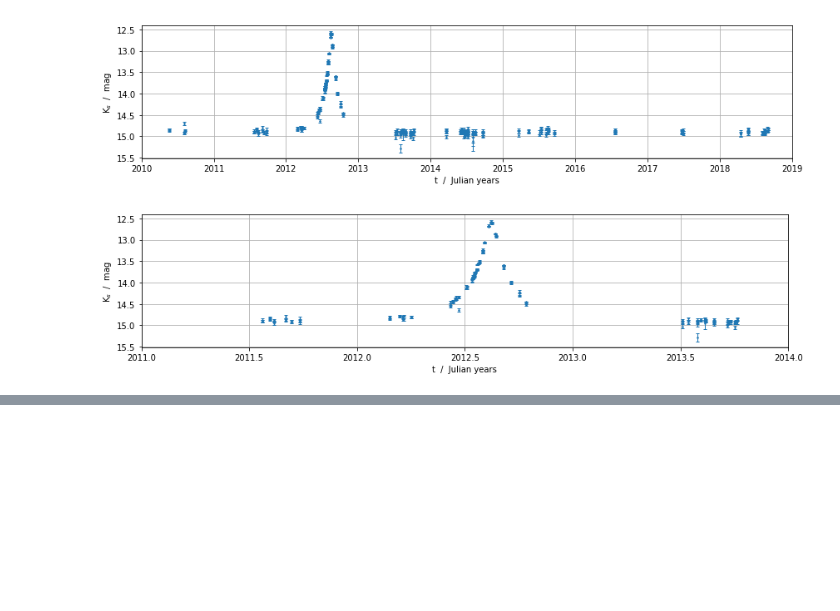
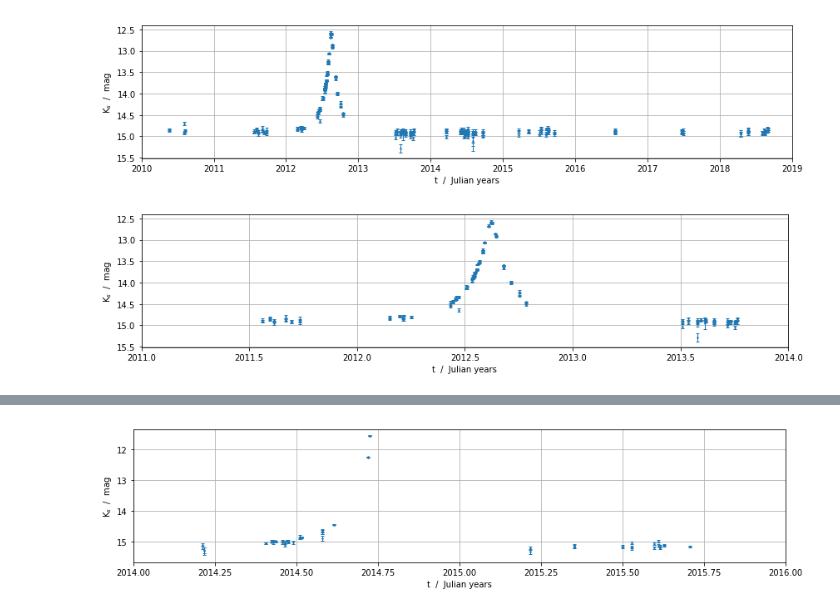
Before and after one commit to lsmithast/virac2_validation, a Jupyter notebook: variable_oddities.ipynb, the cells around one changed output, grey strips where cells are left out. Drawn from its saved outputs; the diff is of its cells as text; code cells hidden in the pictures; blank space fills up the shorter version.

```diff
--- a/variable_oddities.ipynb
+++ b/variable_oddities.ipynb
@@ -51,0 +64,4 @@ plot_lc(616681051474, (2011,2014))
+# %%
+plot_lc(615660093663, (2014,2016))
+# %% [output]
+[figure, added]
```
Also changed, not shown: parts of 12 cells of this notebook.
